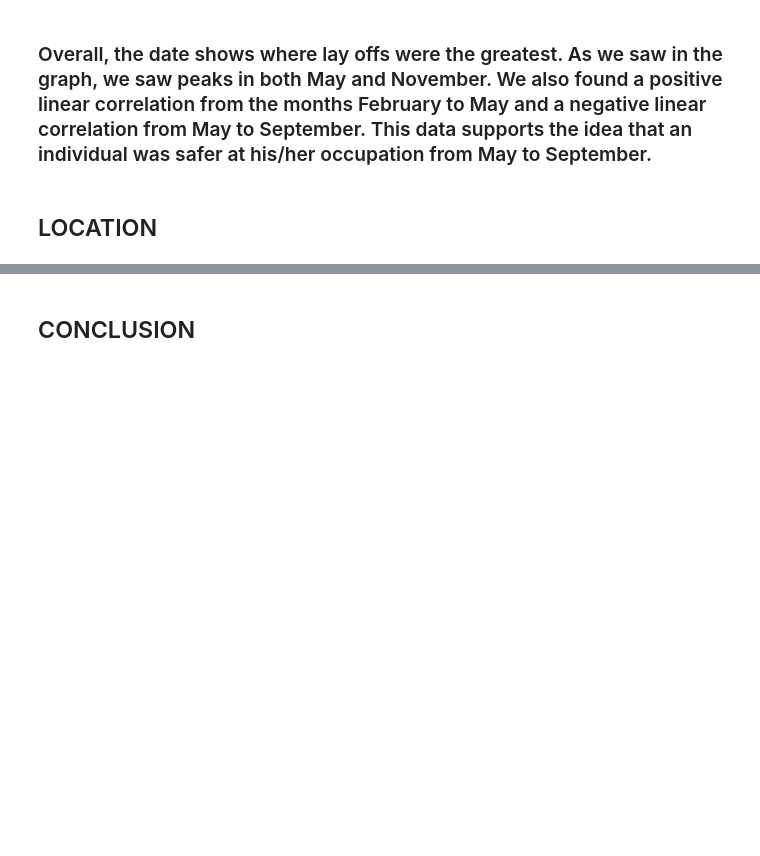
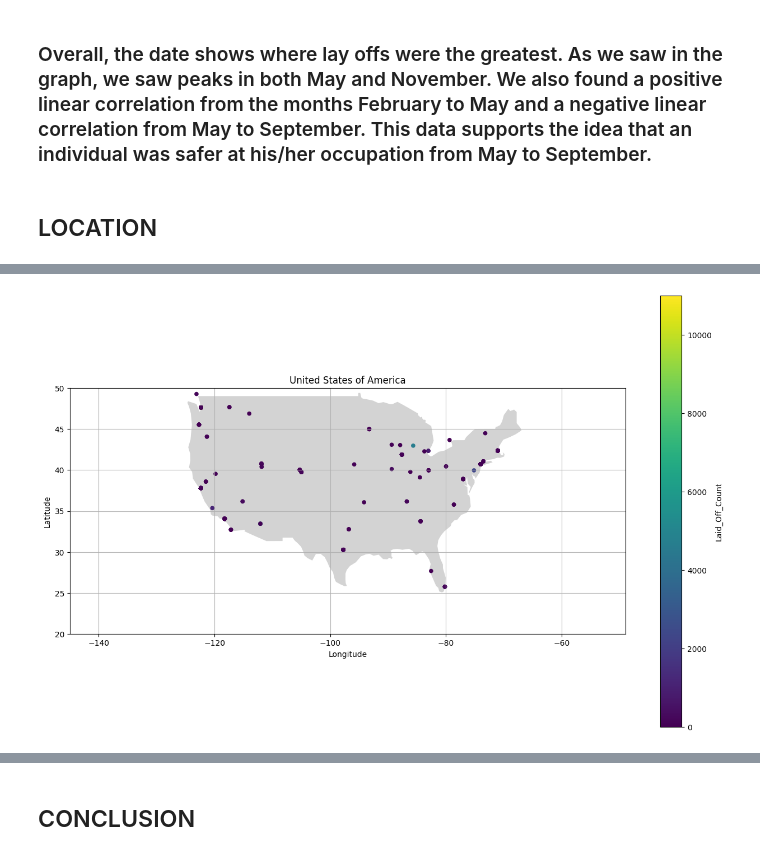
Before and after one commit to Willyang1379/2022-Business-Layoff-Analysis, a Jupyter notebook: 2022 Business Layoff Analysis.ipynb, the cells around one changed output, grey strips where cells are left out. Drawn from its saved outputs; the diff is of its cells as text; code cells hidden in the pictures; blank space fills up the shorter version.

```diff
--- a/2022 Business Layoff Analysis.ipynb
+++ b/2022 Business Layoff Analysis.ipynb
@@ -438,0 +447,10 @@ plt.show()
+# %%
+fig, ax = plt.subplots(figsize=(16,10))
+countries[countries['name'] == 'United States of America'].plot(color='lightgrey', ax=ax)
+location_df[location_df['Country'] == 'United States'].plot(x='Longitude', y='Latitude',c='Laid_Off_Count', kind='scatter', ax=ax, title='United States of America')
+ax.grid(b=True, alpha=0.9)
+x_min, x_max ,y_min ,y_max = -145, -49, 20, 50
+plt.axis([x_min, x_max, y_min, y_max]) #To zoom in and really isolate the USA
+plt.show()
+# %% [output]
+[figure, added]
```
Also changed, not shown: parts of 12 cells of this notebook.
